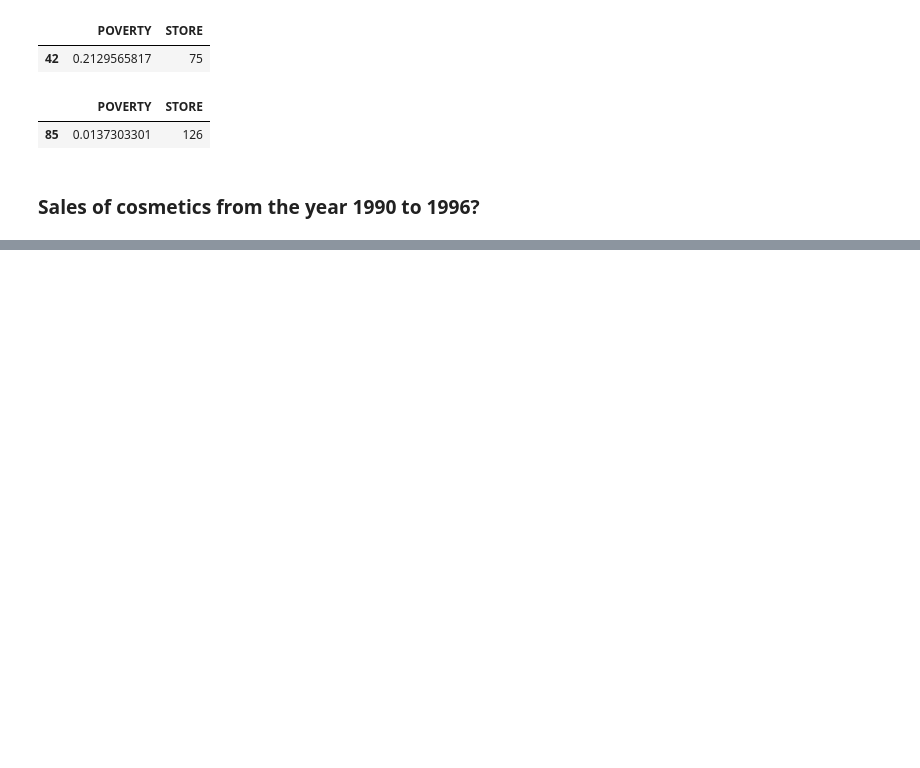
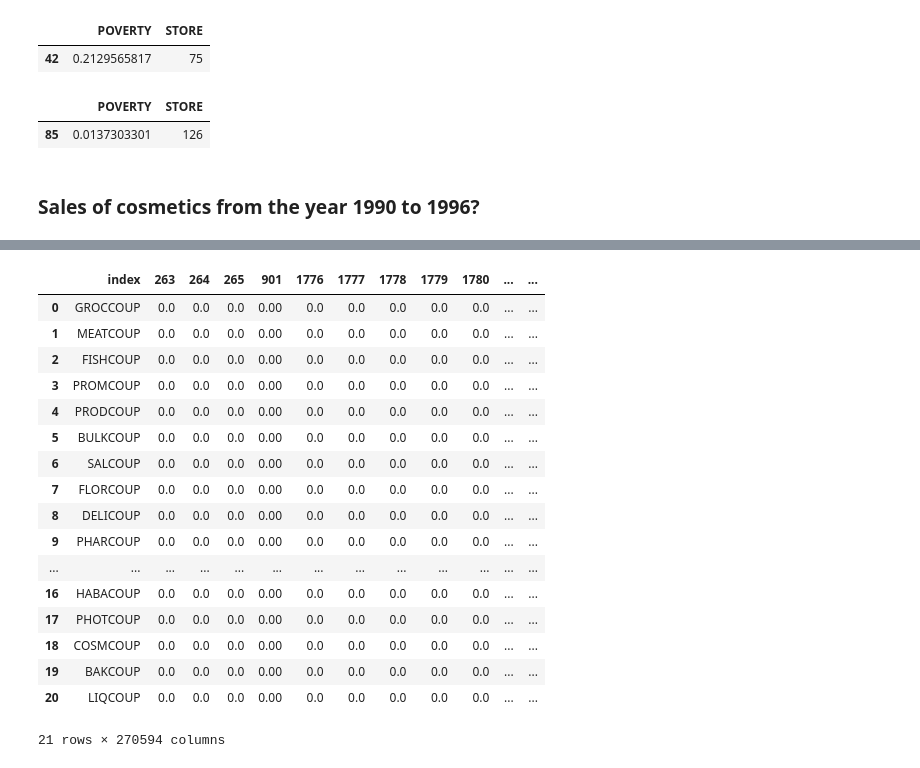
Before and after one commit to aksh19cj/Data-Warehouse, a Jupyter notebook: Akshay_DW_ Analysis.ipynb, the cells around one changed output, grey strips where cells are left out. Cells and saved outputs as stored; diff of their text form; code cells hidden in the pictures; blank space fills up the shorter version.

```diff
--- a/Akshay_DW_ Analysis.ipynb
+++ b/Akshay_DW_ Analysis.ipynb
@@ -587,0 +924,21 @@ sns.lineplot(data=df_cosmetic_sales_1, x="YEAR", y="COSMETIC")
+# %%
+abc
+# %% [output]
+|  | index | 263 | 264 | 265 | 901 | 1776 | 1777 | 1778 | 1779 | 1780 | ... | ... |
+| 0 | GROCCOUP | 0.0 | 0.0 | 0.0 | 0.00 | 0.0 | 0.0 | 0.0 | 0.0 | 0.0 | ... | ... |
+| 1 | MEATCOUP | 0.0 | 0.0 | 0.0 | 0.00 | 0.0 | 0.0 | 0.0 | 0.0 | 0.0 | ... | ... |
+| 2 | FISHCOUP | 0.0 | 0.0 | 0.0 | 0.00 | 0.0 | 0.0 | 0.0 | 0.0 | 0.0 | ... | ... |
+| 3 | PROMCOUP | 0.0 | 0.0 | 0.0 | 0.00 | 0.0 | 0.0 | 0.0 | 0.0 | 0.0 | ... | ... |
+| 4 | PRODCOUP | 0.0 | 0.0 | 0.0 | 0.00 | 0.0 | 0.0 | 0.0 | 0.0 | 0.0 | ... | ... |
+| 5 | BULKCOUP | 0.0 | 0.0 | 0.0 | 0.00 | 0.0 | 0.0 | 0.0 | 0.0 | 0.0 | ... | ... |
+| 6 | SALCOUP | 0.0 | 0.0 | 0.0 | 0.00 | 0.0 | 0.0 | 0.0 | 0.0 | 0.0 | ... | ... |
+| 7 | FLORCOUP | 0.0 | 0.0 | 0.0 | 0.00 | 0.0 | 0.0 | 0.0 | 0.0 | 0.0 | ... | ... |
+| 8 | DELICOUP | 0.0 | 0.0 | 0.0 | 0.00 | 0.0 | 0.0 | 0.0 | 0.0 | 0.0 | ... | ... |
+| 9 | PHARCOUP | 0.0 | 0.0 | 0.0 | 0.00 | 0.0 | 0.0 | 0.0 | 0.0 | 0.0 | ... | ... |
+| ... | ... | ... | ... | ... | ... | ... | ... | ... | ... | ... | ... | ... |
+| 16 | HABACOUP | 0.0 | 0.0 | 0.0 | 0.00 | 0.0 | 0.0 | 0.0 | 0.0 | 0.0 | ... | ... |
+| 17 | PHOTCOUP | 0.0 | 0.0 | 0.0 | 0.00 | 0.0 | 0.0 | 0.0 | 0.0 | 0.0 | ... | ... |
+| 18 | COSMCOUP | 0.0 | 0.0 | 0.0 | 0.00 | 0.0 | 0.0 | 0.0 | 0.0 | 0.0 | ... | ... |
+| 19 | BAKCOUP | 0.0 | 0.0 | 0.0 | 0.00 | 0.0 | 0.0 | 0.0 | 0.0 | 0.0 | ... | ... |
+| 20 | LIQCOUP | 0.0 | 0.0 | 0.0 | 0.00 | 0.0 | 0.0 | 0.0 | 0.0 | 0.0 | ... | ... |
+21 rows × 270594 columns
```
Also changed, not shown: parts of 82 cells of this notebook.
